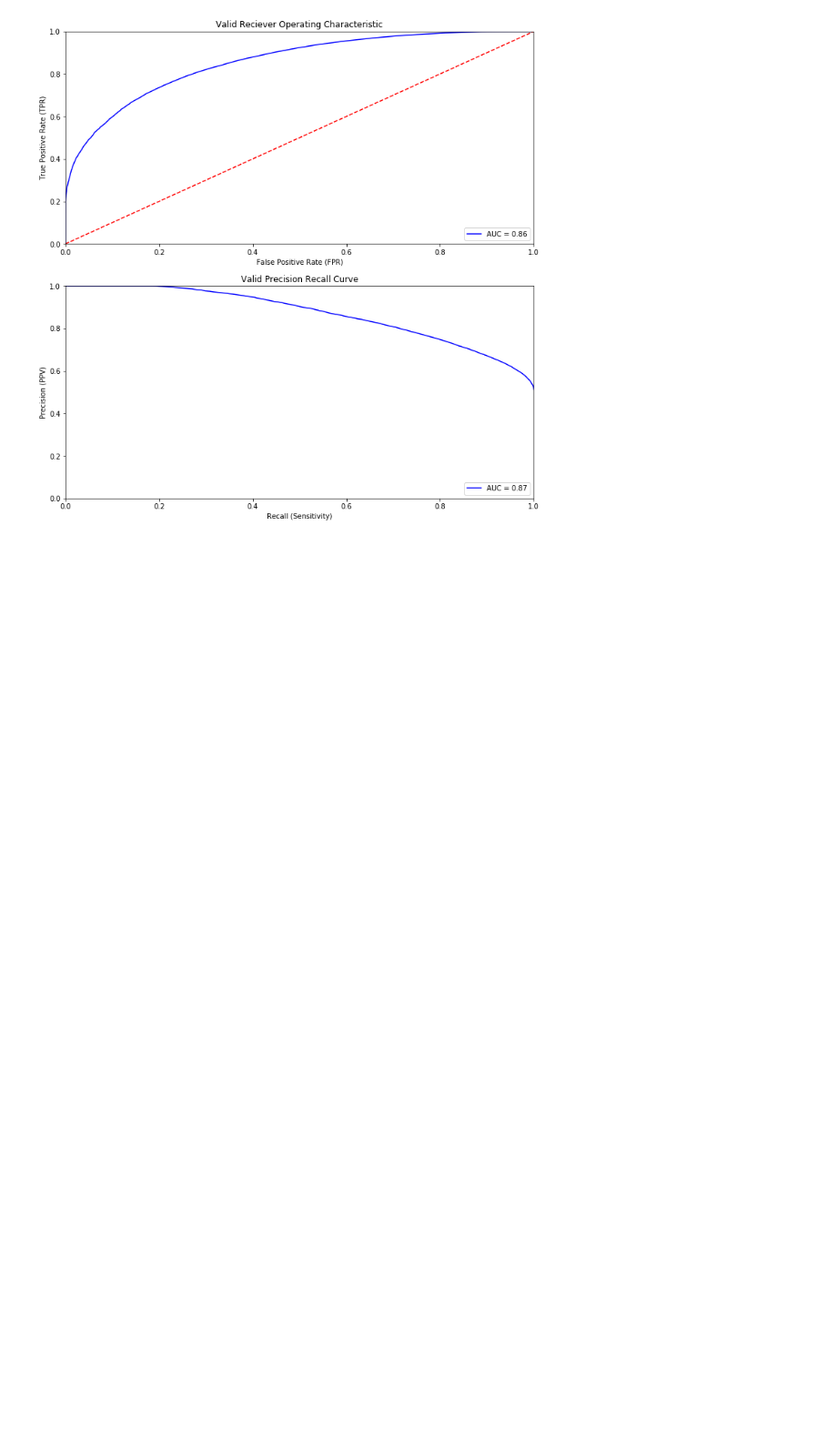
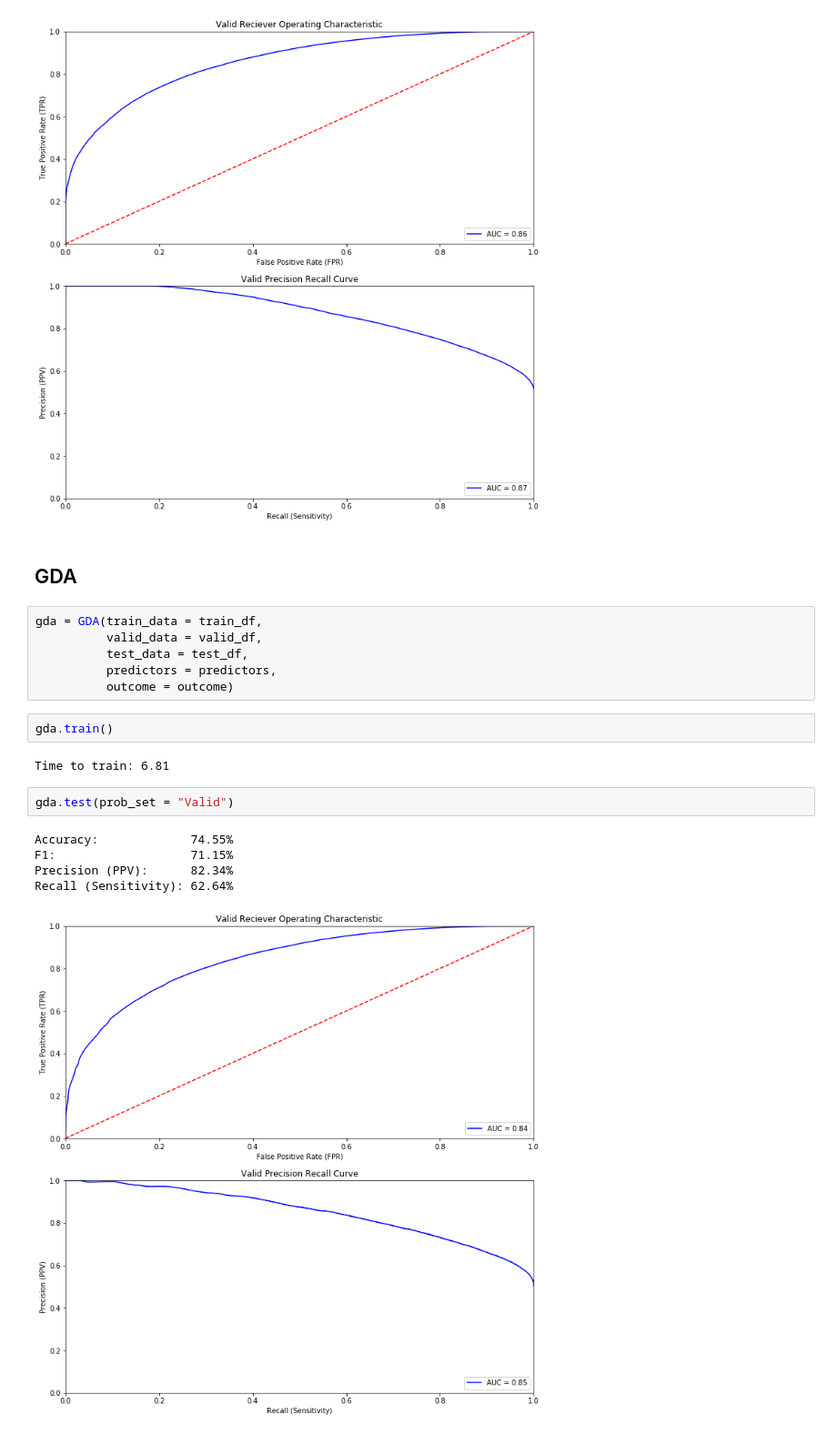
Before and after one commit to fredmell/CS229Project, a Jupyter notebook: python/Initial_Modeling.ipynb, the cells around one changed output. Shown at 91% size. Saved outputs shown, nothing was run; the diff lists cells and outputs as text; blank space fills up the shorter version.

```diff
--- a/python/Initial_Modeling.ipynb
+++ b/python/Initial_Modeling.ipynb
@@ -191,3 +191,23 @@ F1:                   75.03%
 Precision (PPV):      80.73%
 Recall (Sensitivity): 70.08%
 [figure]
+# %% [markdown]
+## GDA
+# %%
+gda = GDA(train_data = train_df,
+          valid_data = valid_df,
+          test_data = test_df,
+          predictors = predictors,
+          outcome = outcome)
+# %%
+gda.train()
+# %% [output]
+Time to train: 6.81
+# %%
+gda.test(prob_set = "Valid")
+# %% [output]
+Accuracy:             74.55%
+F1:                   71.15%
+Precision (PPV):      82.34%
+Recall (Sensitivity): 62.64%
+[figure, added]
```
Also changed, not shown: parts of 5 cells of this notebook.
